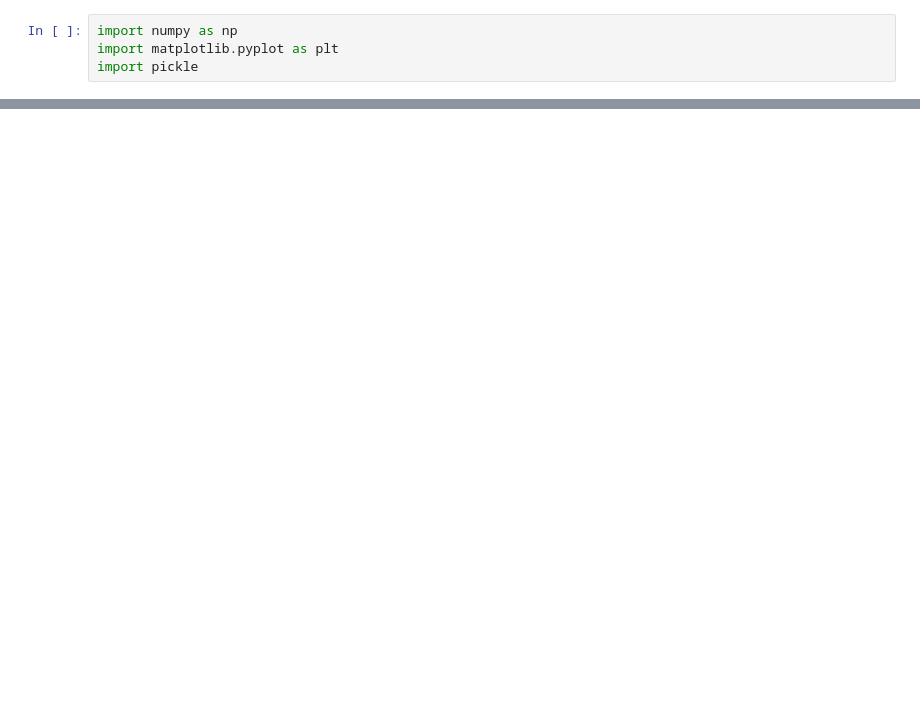
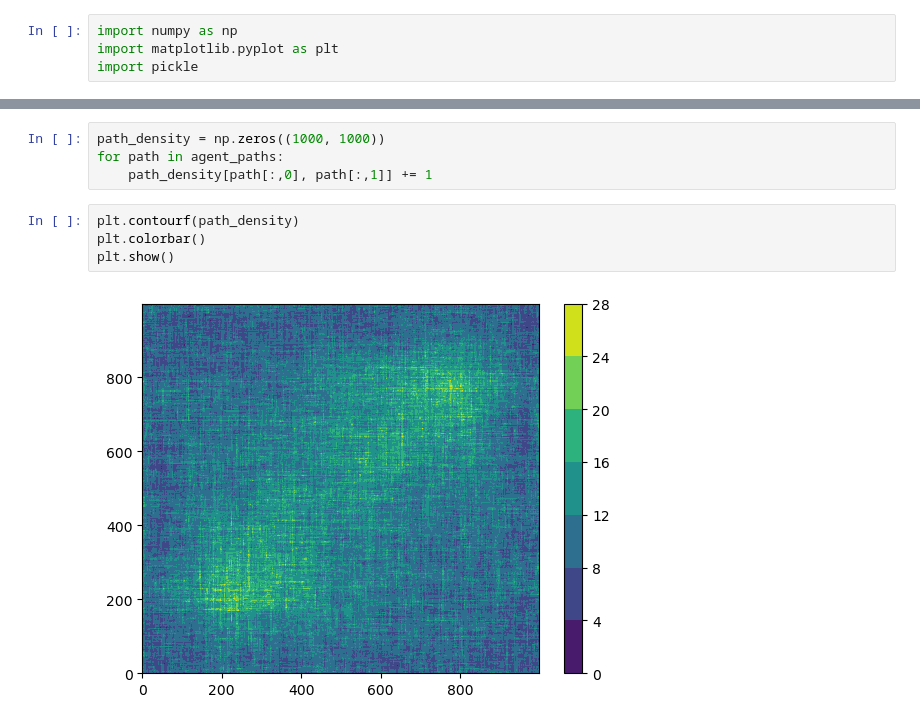
Before and after one commit to Adam-Boesky/Predictive_Coding, a Jupyter notebook: moving_peak/plotting.ipynb, the cells around one changed output, grey strips where cells are left out. Saved outputs shown, nothing was run; the diff lists cells and outputs as text; blank space fills up the shorter version.

```diff
--- a/moving_peak/plotting.ipynb
+++ b/moving_peak/plotting.ipynb
@@ -20,0 +38,10 @@ plt.scatter(test[:, 0], test[:, 1])
+# %%
+path_density = np.zeros((1000, 1000))
+for path in agent_paths:
+    path_density[path[:,0], path[:,1]] += 1
+# %%
+plt.contourf(path_density)
+plt.colorbar()
+plt.show()
+# %% [output]
+[figure, added]
```
Also changed, not shown: parts of 21 cells of this notebook, 4 other files.
